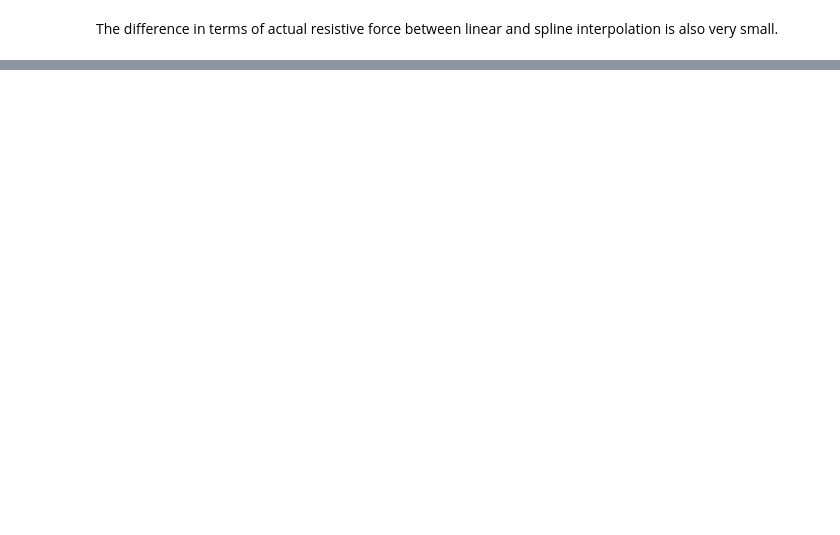
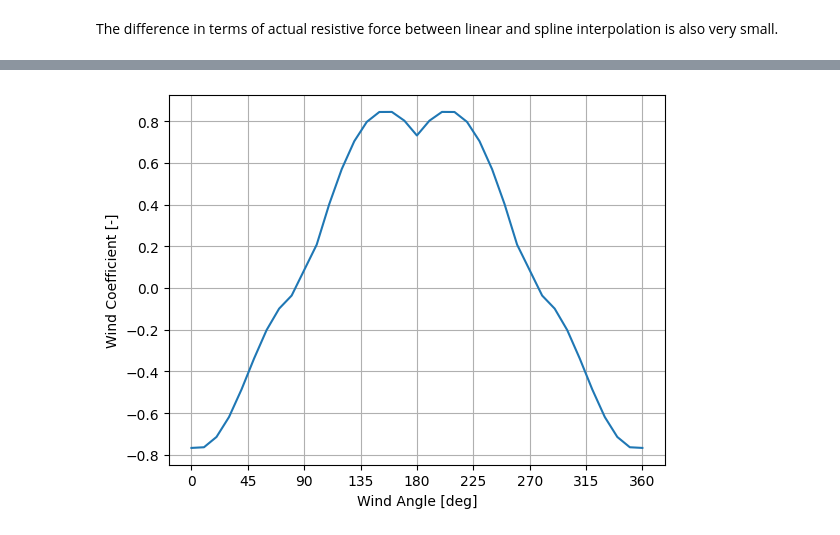
Before and after one commit to silverstream-tech/pyseatrials, a Jupyter notebook: nbs/05_wind_resistance_coef.ipynb, the cells around one changed output, grey strips where cells are left out. Cells and saved outputs as stored; diff of their text form; code cells hidden in the pictures; blank space fills up the shorter version.

Commit message:
Added Fujiwara formula

```diff
--- a/nbs/05_wind_resistance_coef.ipynb
+++ b/nbs/05_wind_resistance_coef.ipynb
@@ -162,0 +477,12 @@ difference in kN between the two interpolation methods for all 4 angles of attac
+# %%
+import matplotlib.pyplot as plt
+wind_dir = np.arange(0, 361, 5)
+
+cx = [fujiwara(aod = 905, axv = 1750, ayv = 7400, cmc = -6.6, hc = 11.72, hbr = 40.7, loa = 340, b = 62, wind_dir = i, eval_at = 10, smoothing = 10) for i in wind_dir]
+plt.plot(wind_dir, cx)
+plt.xlabel('Wind Angle [deg]')
+plt.ylabel('Wind Coefficient [-]')
+plt.xticks(np.arange(0,361,45))
+plt.grid()
+# %% [output]
+[figure, added]
```
Also changed, not shown: parts of 9 cells of this notebook.
